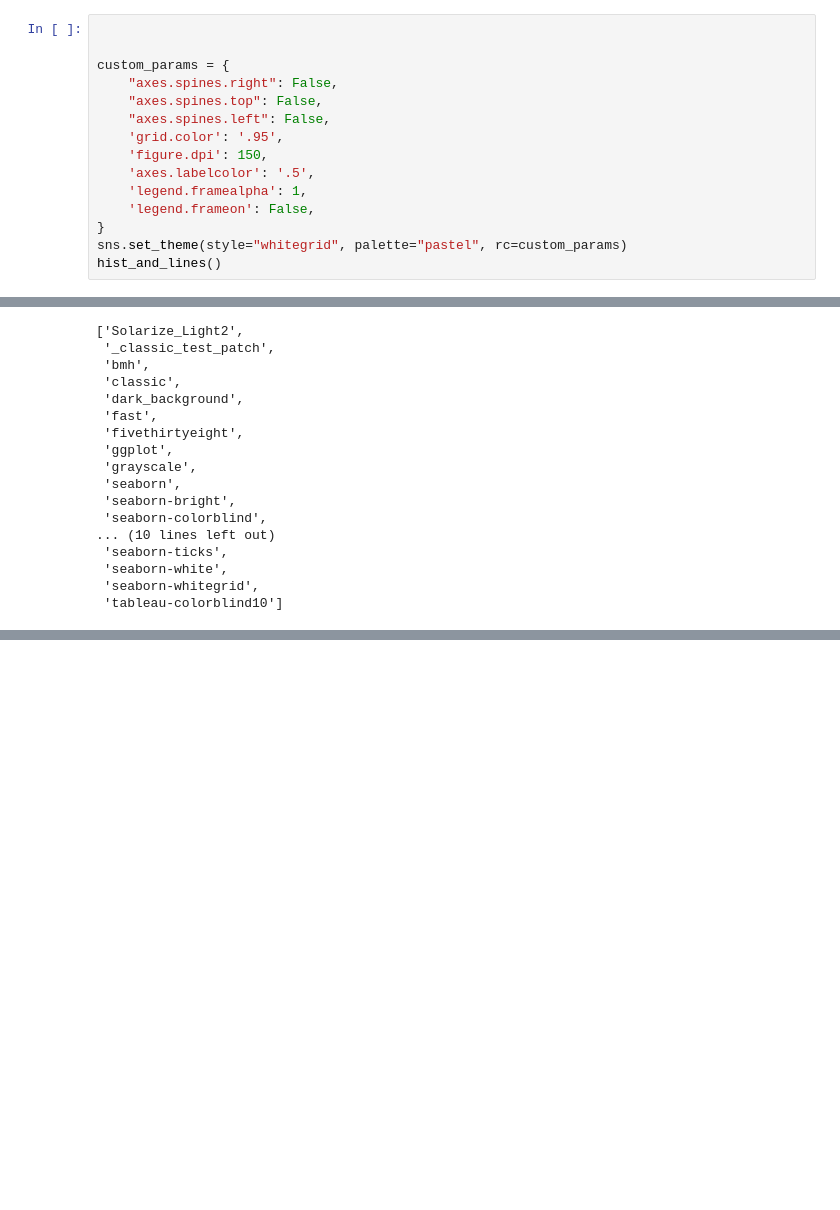
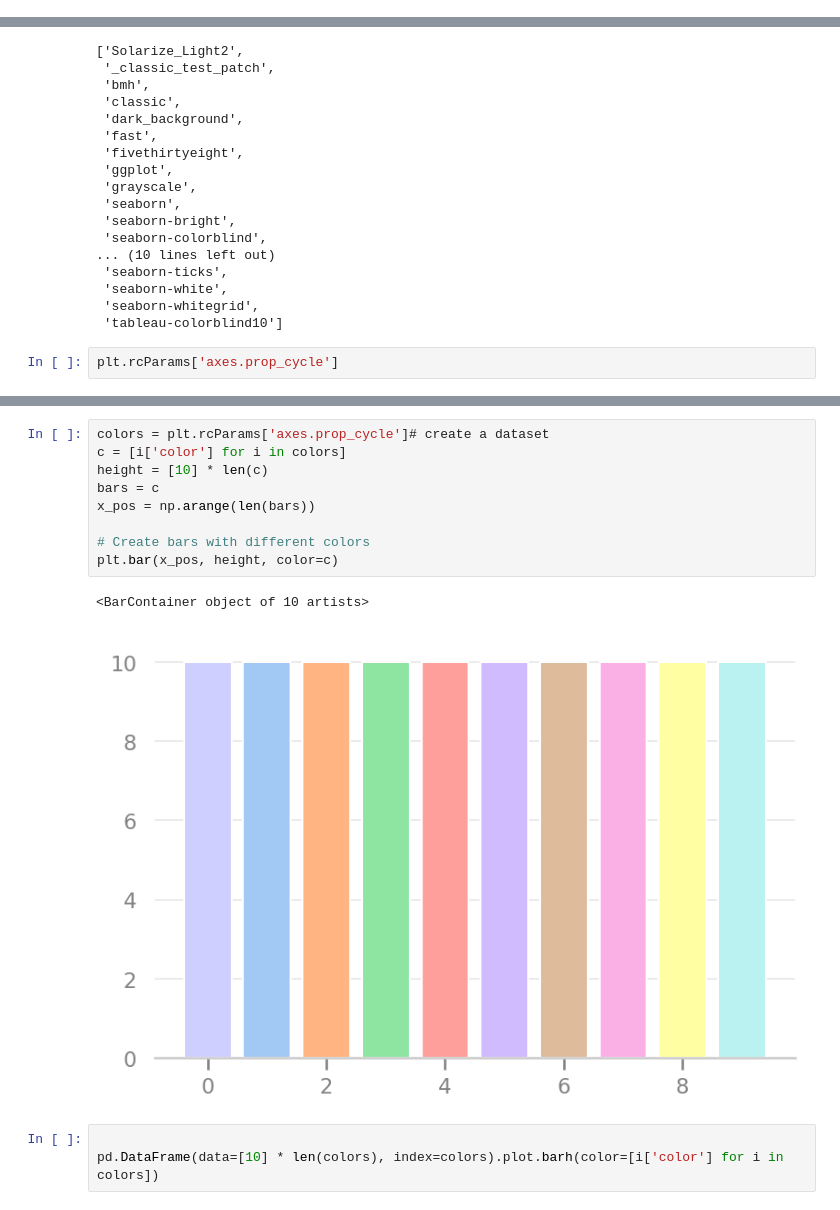
Before and after one commit to pauloneves/charp, a Jupyter notebook: plots.ipynb, the cells around one changed output, grey strips where cells are left out. Cells and saved outputs as stored; diff of their text form; blank space fills up the shorter version.

```diff
--- a/plots.ipynb
+++ b/plots.ipynb
@@ -57,18 +67,3 @@ matplotlib.matplotlib_fname()
 '/home/neves/miniconda3/envs/datascience/lib/python3.8/site-packages/matplotlib/mpl-data/matplotlibrc'
 # %% [markdown]
 ## Tests backup
-# %%
-
-
-custom_params = {
-    "axes.spines.right": False,
-    "axes.spines.top": False,
-    "axes.spines.left": False,
-    'grid.color': '.95',
-    'figure.dpi': 150,
-    'axes.labelcolor': '.5',
-    'legend.framealpha': 1,
-    'legend.frameon': False,
-}
-sns.set_theme(style="whitegrid", palette="pastel", rc=custom_params)
-hist_and_lines()
@@ -114,3 +107,5 @@ plt.style.available
  'seaborn-white',
  'seaborn-whitegrid',
  'tableau-colorblind10']
+# %%
+plt.rcParams['axes.prop_cycle']
@@ -116,0 +124,15 @@ plt.style.available
+# %%
+colors = plt.rcParams['axes.prop_cycle']# create a dataset
+c = [i['color'] for i in colors]
+height = [10] * len(c)
+bars = c
+x_pos = np.arange(len(bars))
+
+# Create bars with different colors
+plt.bar(x_pos, height, color=c)
+# %% [output]
+<BarContainer object of 10 artists>
+[figure, added]
+# %%
+
+pd.DataFrame(data=[10] * len(colors), index=colors).plot.barh(color=[i['color'] for i in colors])
```
Also changed, not shown: parts of 8 cells of this notebook, 2 other files.
